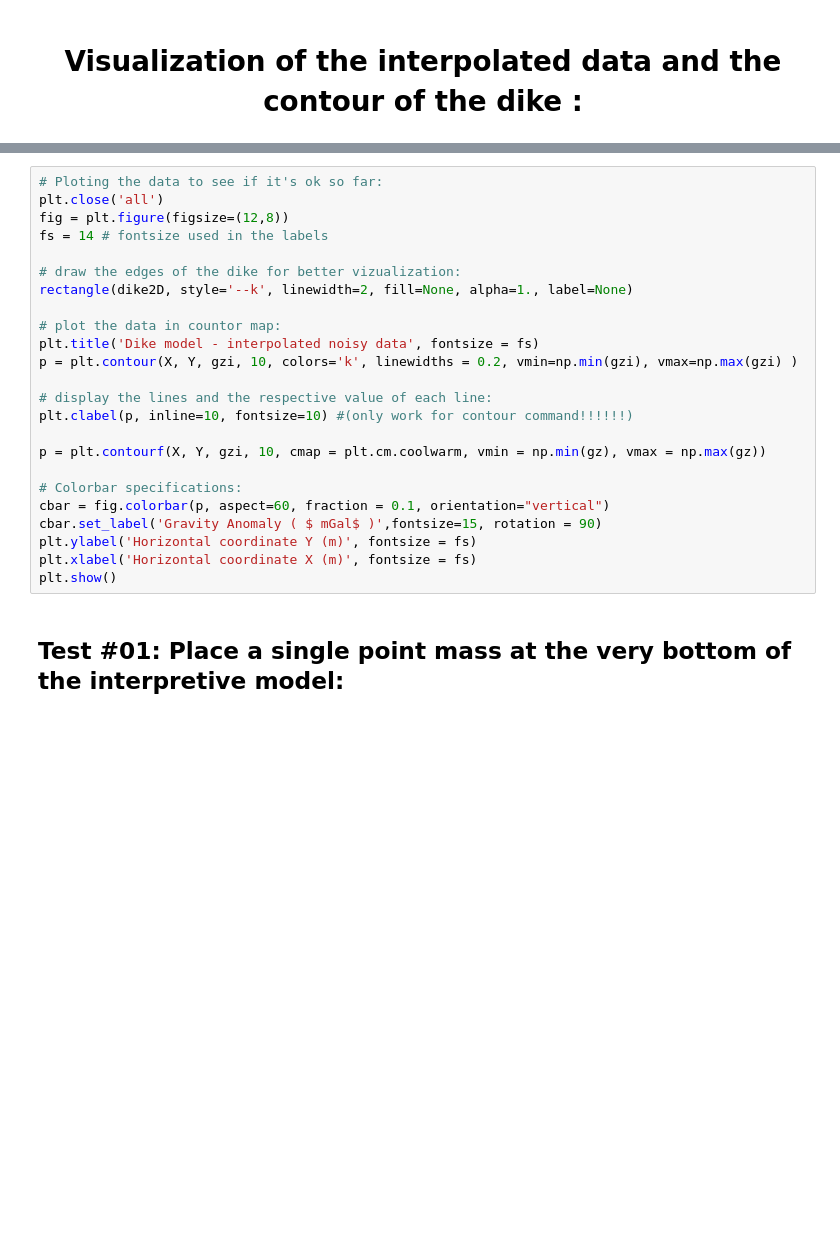
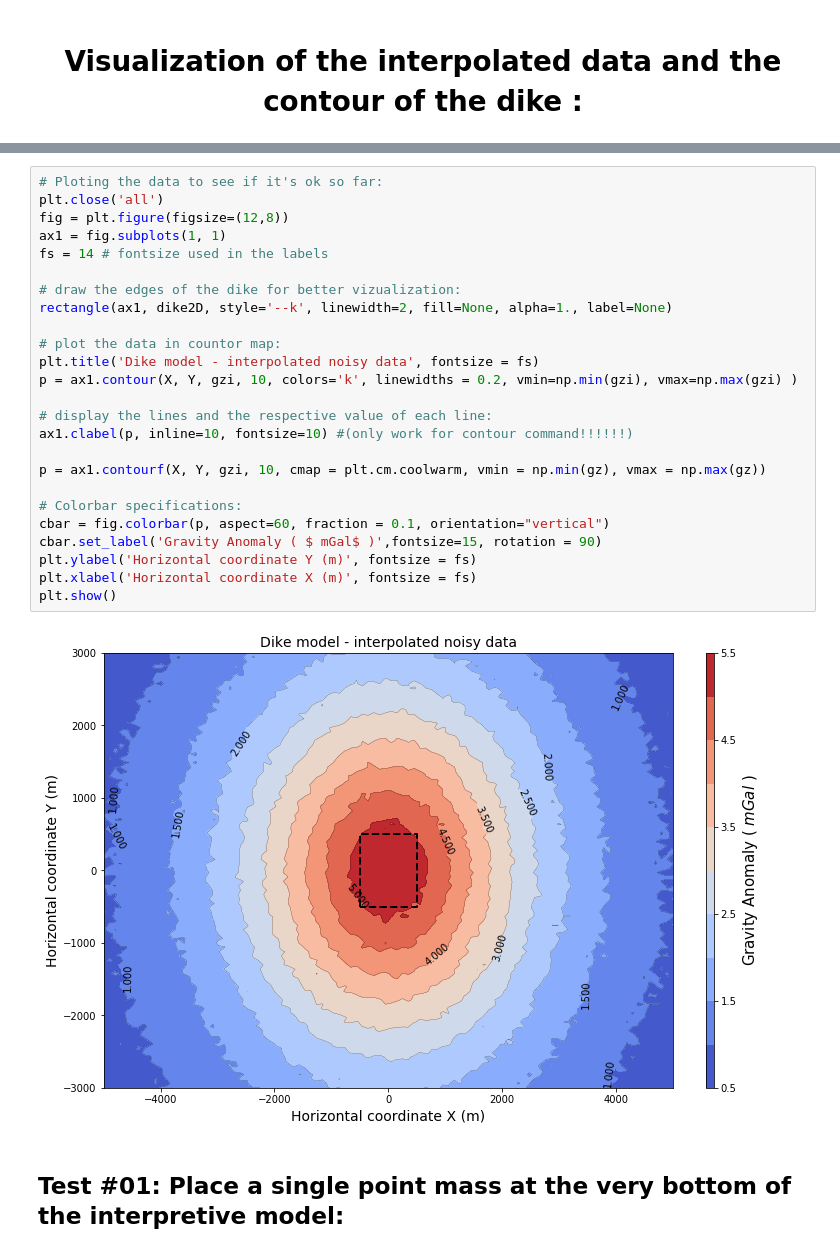
Before and after one commit to rodrigobijani/Congresso_Brasileiro_Geologia2018, a Jupyter notebook: scripts/synthetic.ipynb, the cells around one changed output, grey strips where cells are left out. Cells and saved outputs as stored; diff of their text form; blank space fills up the shorter version.

```diff
--- a/scripts/synthetic.ipynb
+++ b/scripts/synthetic.ipynb
@@ -110,27 +210,30 @@ print 'Coordinates of the dike = ', dike3D
 # %%
 # Ploting the data to see if it's ok so far:
 plt.close('all')
 fig = plt.figure(figsize=(12,8))
+ax1 = fig.subplots(1, 1)
 fs = 14 # fontsize used in the labels
 
 # draw the edges of the dike for better vizualization:
-rectangle(dike2D, style='--k', linewidth=2, fill=None, alpha=1., label=None)
+rectangle(ax1, dike2D, style='--k', linewidth=2, fill=None, alpha=1., label=None)
 
 # plot the data in countor map:
 plt.title('Dike model - interpolated noisy data', fontsize = fs)
-p = plt.contour(X, Y, gzi, 10, colors='k', linewidths = 0.2, vmin=np.min(gzi), vmax=np.max(gzi) )
+p = ax1.contour(X, Y, gzi, 10, colors='k', linewidths = 0.2, vmin=np.min(gzi), vmax=np.max(gzi) )
 
 # display the lines and the respective value of each line:
-plt.clabel(p, inline=10, fontsize=10) #(only work for contour command!!!!!!)
+ax1.clabel(p, inline=10, fontsize=10) #(only work for contour command!!!!!!)
 
-p = plt.contourf(X, Y, gzi, 10, cmap = plt.cm.coolwarm, vmin = np.min(gz), vmax = np.max(gz))
+p = ax1.contourf(X, Y, gzi, 10, cmap = plt.cm.coolwarm, vmin = np.min(gz), vmax = np.max(gz))
 
 # Colorbar specifications:
 cbar = fig.colorbar(p, aspect=60, fraction = 0.1, orientation="vertical")
 cbar.set_label('Gravity Anomaly ( $ mGal$ )',fontsize=15, rotation = 90)
 plt.ylabel('Horizontal coordinate Y (m)', fontsize = fs)
 plt.xlabel('Horizontal coordinate X (m)', fontsize = fs)
 plt.show()
+# %% [output]
+[figure, added]
 # %% [markdown]
 ## Test #01: Place a single point mass at the very bottom of the interpretive model:
 # %%
```
Also changed, not shown: parts of 12 cells of this notebook.
